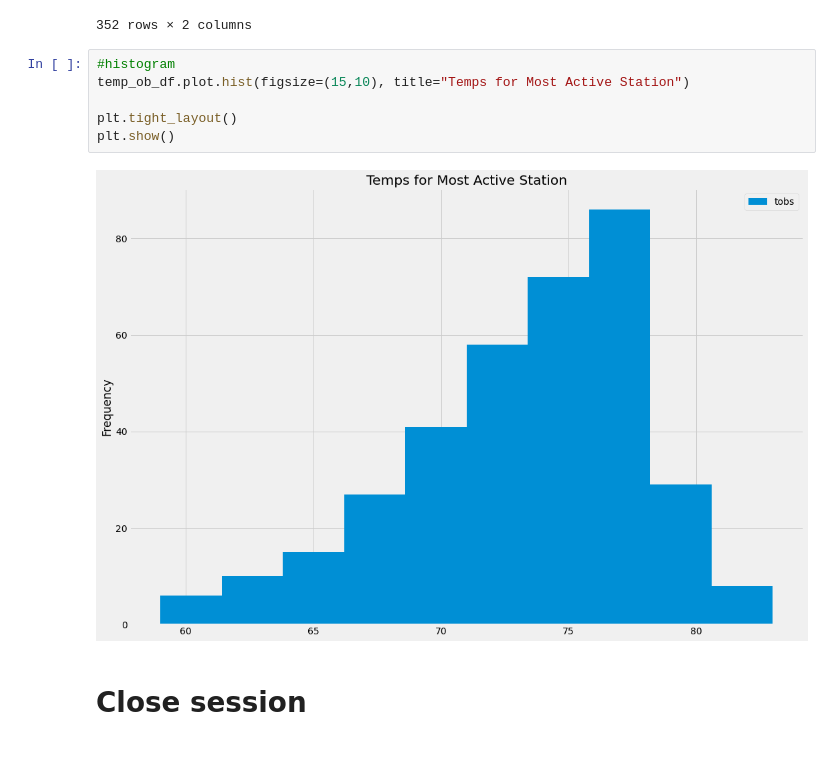
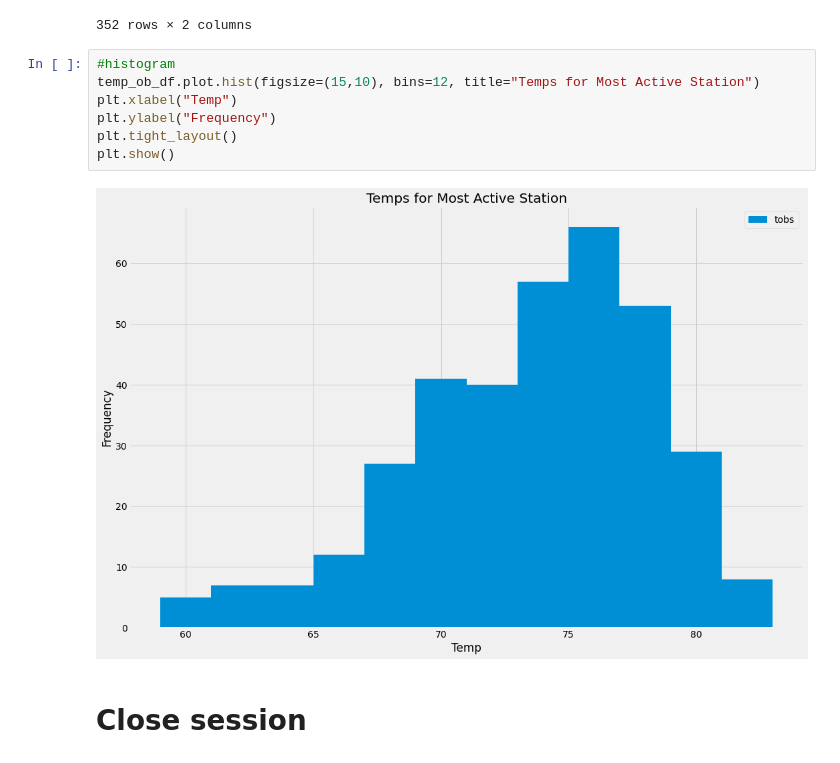
Before and after one commit to kelseyv4/sqlalchemy-challenge, a Jupyter notebook: climate_starter.ipynb, the cells around one changed output. Saved outputs shown, nothing was run; the diff lists cells and outputs as text.

```diff
--- a/climate_starter.ipynb
+++ b/climate_starter.ipynb
@@ -170,12 +170,13 @@ temp_ob_df
 352 rows × 2 columns
 # %%
 #histogram
-temp_ob_df.plot.hist(figsize=(15,10), title="Temps for Most Active Station")
-
+temp_ob_df.plot.hist(figsize=(15,10), bins=12, title="Temps for Most Active Station")
+plt.xlabel("Temp")
+plt.ylabel("Frequency")
 plt.tight_layout()
 plt.show()
 # %% [output]
-[figure, old version]
+[figure, new version]
 # %% [markdown]
 # Close session
 # %%
```
Also changed, not shown: 1 other file.
